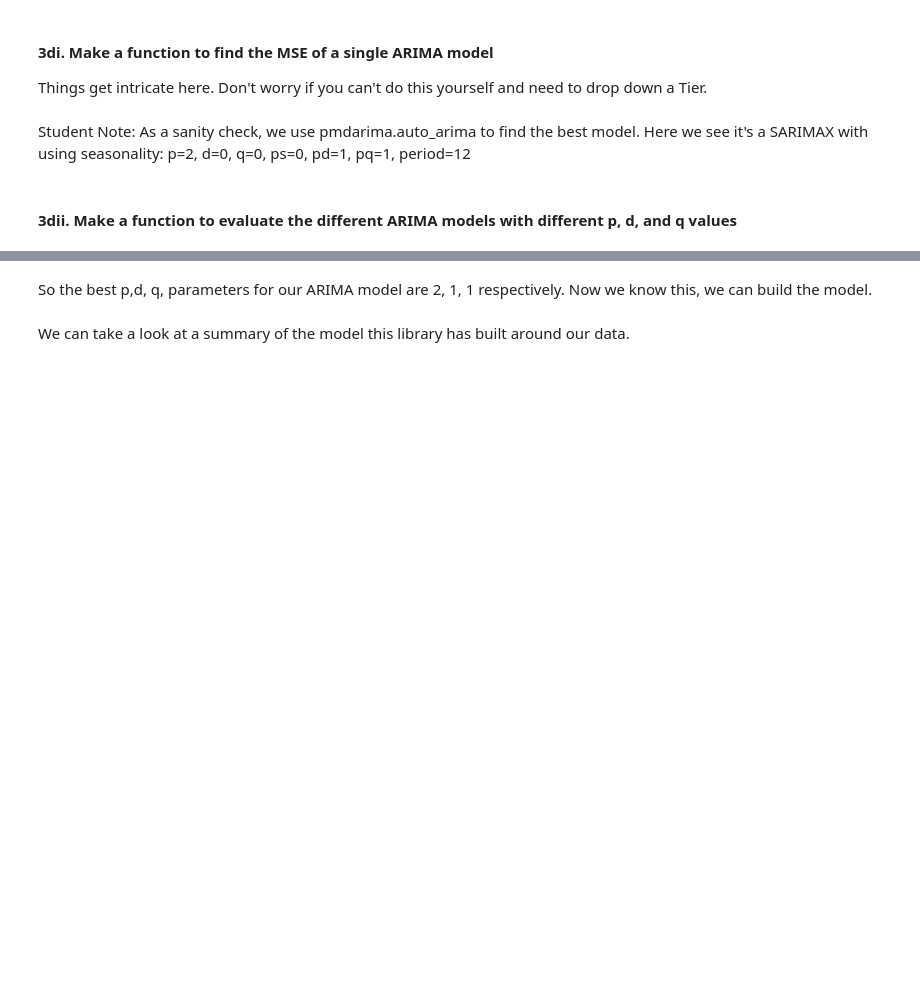
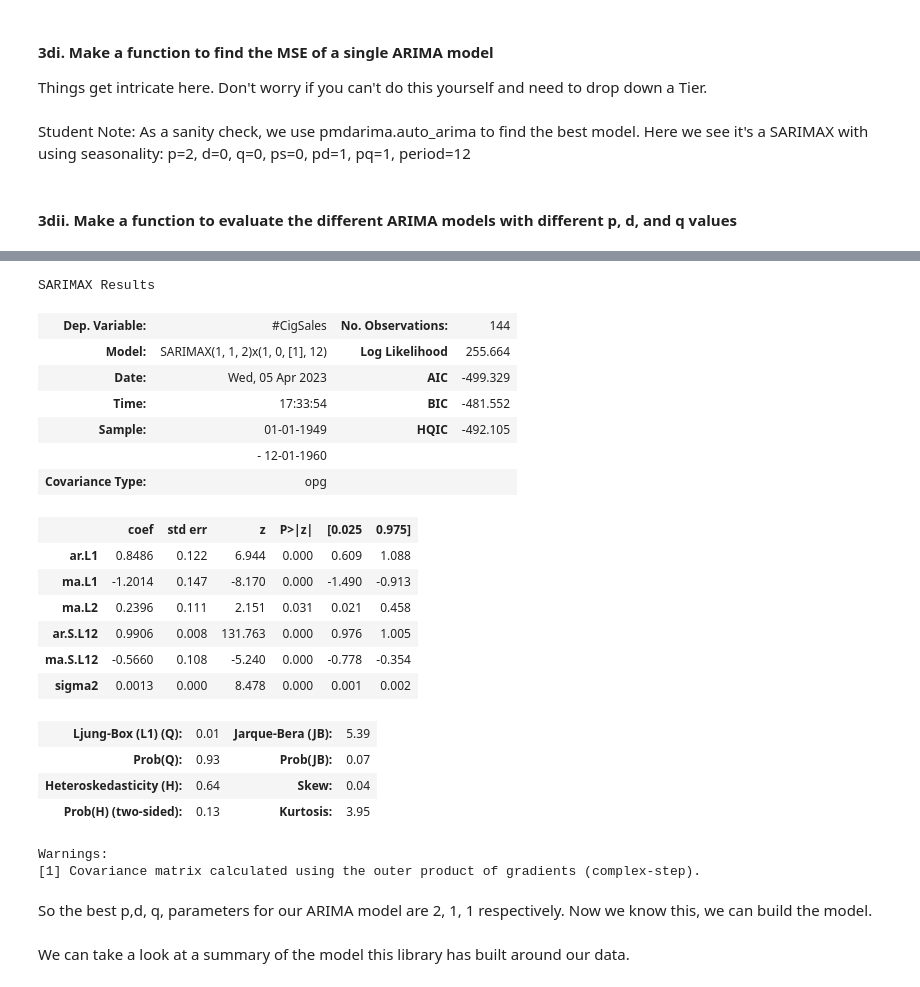
Before and after one commit to MaryamNzr/Cowboys-CigrettesCaseStudy, a Jupyter notebook: Cowboy Cigarettes Case Study - Tier 3.ipynb, the cells around one changed output, grey strips where cells are left out. Cells and saved outputs as stored; diff of their text form; code cells hidden in the pictures; blank space fills up the shorter version.

```diff
--- a/Cowboy Cigarettes Case Study - Tier 3.ipynb
+++ b/Cowboy Cigarettes Case Study - Tier 3.ipynb
@@ -632,3 +869,27 @@ _ _ _
+# %%
+model_fit.summary()
+# %% [output]
+SARIMAX Results
+| Dep. Variable: | #CigSales | No. Observations: | 144 |
+| Model: | SARIMAX(1, 1, 2)x(1, 0, [1], 12) | Log Likelihood | 255.664 |
+| Date: | Wed, 05 Apr 2023 | AIC | -499.329 |
+| Time: | 17:33:54 | BIC | -481.552 |
+| Sample: | 01-01-1949 | HQIC | -492.105 |
+|  | - 12-01-1960 |  |  |
+| Covariance Type: | opg |  |  |
+|  | coef | std err | z | P>|z| | [0.025 | 0.975] |
+| ar.L1 | 0.8486 | 0.122 | 6.944 | 0.000 | 0.609 | 1.088 |
+| ma.L1 | -1.2014 | 0.147 | -8.170 | 0.000 | -1.490 | -0.913 |
+| ma.L2 | 0.2396 | 0.111 | 2.151 | 0.031 | 0.021 | 0.458 |
+| ar.S.L12 | 0.9906 | 0.008 | 131.763 | 0.000 | 0.976 | 1.005 |
+| ma.S.L12 | -0.5660 | 0.108 | -5.240 | 0.000 | -0.778 | -0.354 |
+| sigma2 | 0.0013 | 0.000 | 8.478 | 0.000 | 0.001 | 0.002 |
+| Ljung-Box (L1) (Q): | 0.01 | Jarque-Bera (JB): | 5.39 |
+| Prob(Q): | 0.93 | Prob(JB): | 0.07 |
+| Heteroskedasticity (H): | 0.64 | Skew: | 0.04 |
+| Prob(H) (two-sided): | 0.13 | Kurtosis: | 3.95 |
+Warnings:
+[1] Covariance matrix calculated using the outer product of gradients (complex-step).
 # %%
 # Now, we choose a couple of values to try for each parameter.
 _ _ _
```
Also changed, not shown: parts of 12 cells of this notebook.
